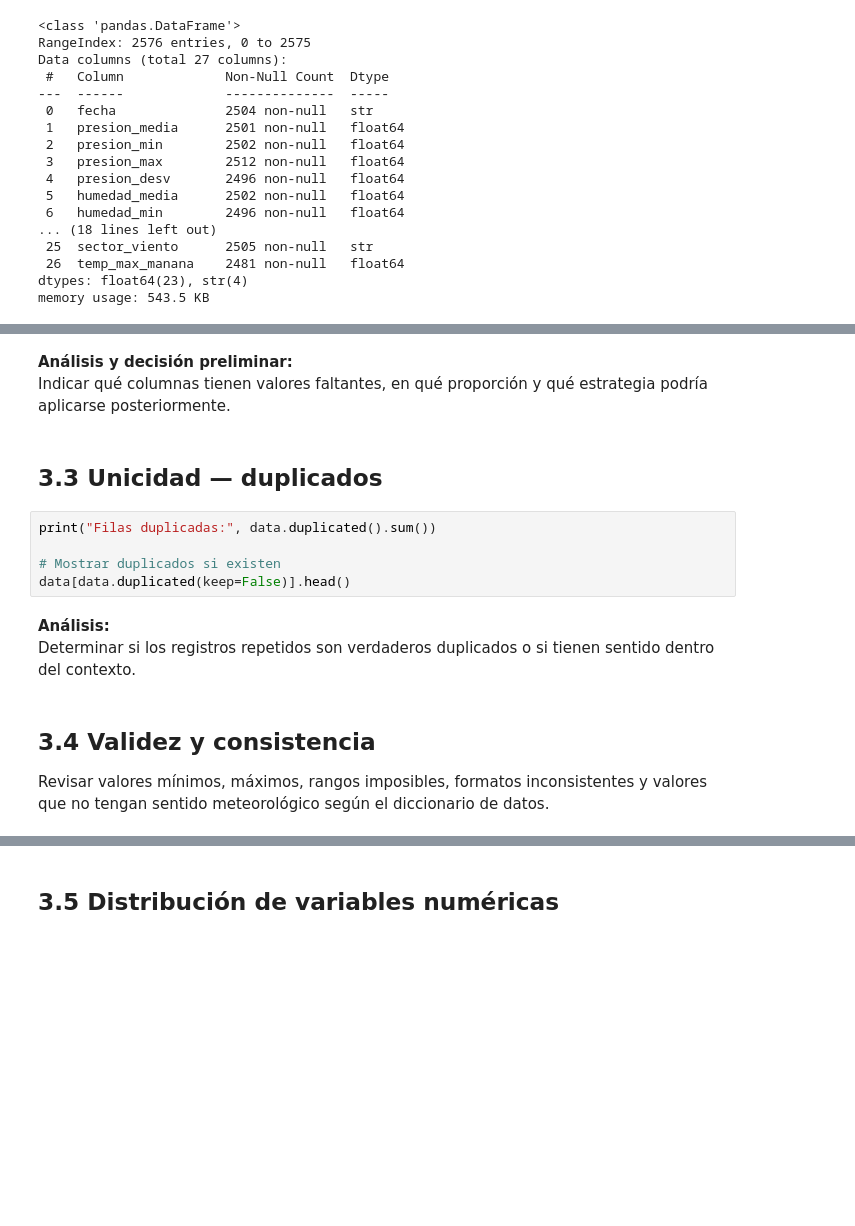
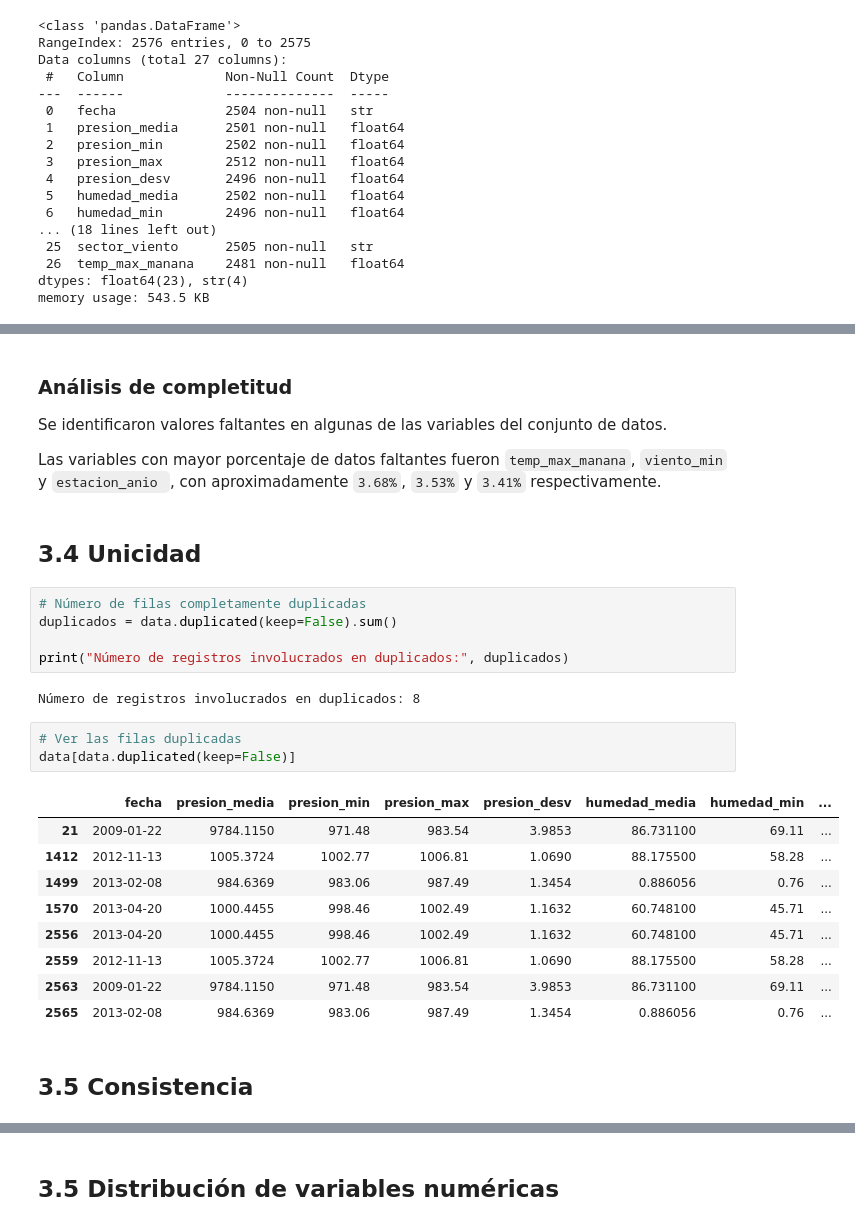
Before and after one commit to vergarave/Lab1_ML, a Jupyter notebook: Laboratorio_1.ipynb, the cells around one changed output, grey strips where cells are left out. Drawn from its saved outputs; the diff is of its cells as text; blank space fills up the shorter version.

Commit message:
punto 3 (faltan concusiones)

```diff
--- a/Laboratorio_1.ipynb
+++ b/Laboratorio_1.ipynb
@@ -225,18 +367,31 @@ faltantes
 # %% [markdown]
-**Análisis y decisión preliminar:**
-Indicar qué columnas tienen valores faltantes, en qué proporción y qué estrategia podría aplicarse posteriormente.
+### Análisis de completitud
+
+Se identificaron valores faltantes en algunas de las variables del conjunto de datos.
+
+Las variables con mayor porcentaje de datos faltantes fueron `temp_max_manana`, `viento_min` y `estacion_anio `, con aproximadamente `3.68%`, `3.53%` y `3.41%` respectivamente.
 # %% [markdown]
-## 3.3 Unicidad — duplicados
+## 3.4 Unicidad
 # %%
-print("Filas duplicadas:", data.duplicated().sum())
+# Número de filas completamente duplicadas
+duplicados = data.duplicated(keep=False).sum()
 
-# Mostrar duplicados si existen
-data[data.duplicated(keep=False)].head()
+print("Número de registros involucrados en duplicados:", duplicados)
+# %% [output]
+Número de registros involucrados en duplicados: 8
-# %% [markdown]
-**Análisis:**
-Determinar si los registros repetidos son verdaderos duplicados o si tienen sentido dentro del contexto.
+# %%
+# Ver las filas duplicadas
+data[data.duplicated(keep=False)]
+# %% [output]
+|  | fecha | presion_media | presion_min | presion_max | presion_desv | humedad_media | humedad_min | ... |
+| 21 | 2009-01-22 | 9784.1150 | 971.48 | 983.54 | 3.9853 | 86.731100 | 69.11 | ... |
+| 1412 | 2012-11-13 | 1005.3724 | 1002.77 | 1006.81 | 1.0690 | 88.175500 | 58.28 | ... |
+| 1499 | 2013-02-08 | 984.6369 | 983.06 | 987.49 | 1.3454 | 0.886056 | 0.76 | ... |
+| 1570 | 2013-04-20 | 1000.4455 | 998.46 | 1002.49 | 1.1632 | 60.748100 | 45.71 | ... |
+| 2556 | 2013-04-20 | 1000.4455 | 998.46 | 1002.49 | 1.1632 | 60.748100 | 45.71 | ... |
+| 2559 | 2012-11-13 | 1005.3724 | 1002.77 | 1006.81 | 1.0690 | 88.175500 | 58.28 | ... |
+| 2563 | 2009-01-22 | 9784.1150 | 971.48 | 983.54 | 3.9853 | 86.731100 | 69.11 | ... |
+| 2565 | 2013-02-08 | 984.6369 | 983.06 | 987.49 | 1.3454 | 0.886056 | 0.76 | ... |
 # %% [markdown]
-## 3.4 Validez y consistencia
-
-Revisar valores mínimos, máximos, rangos imposibles, formatos inconsistentes y valores que no tengan sentido meteorológico según el diccionario de datos.
+## 3.5 Consistencia
 # %%
```
Also changed, not shown: parts of 23 cells of this notebook.
